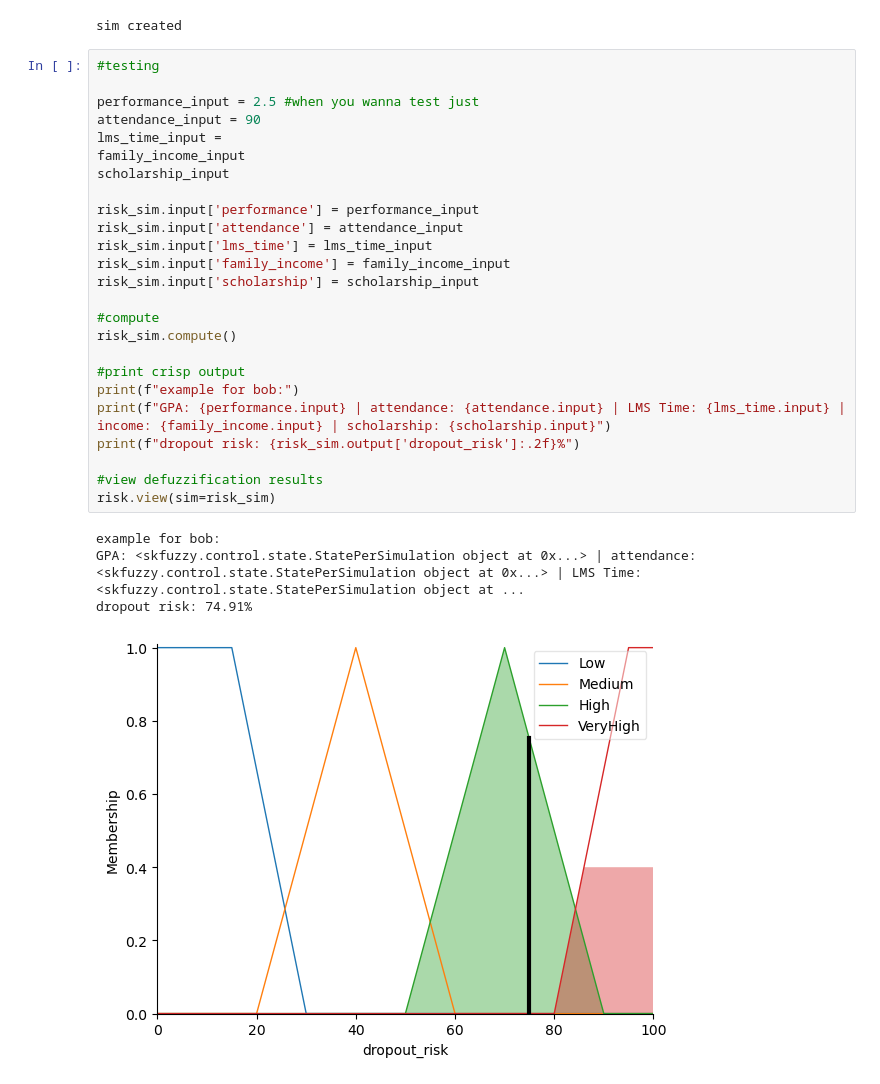
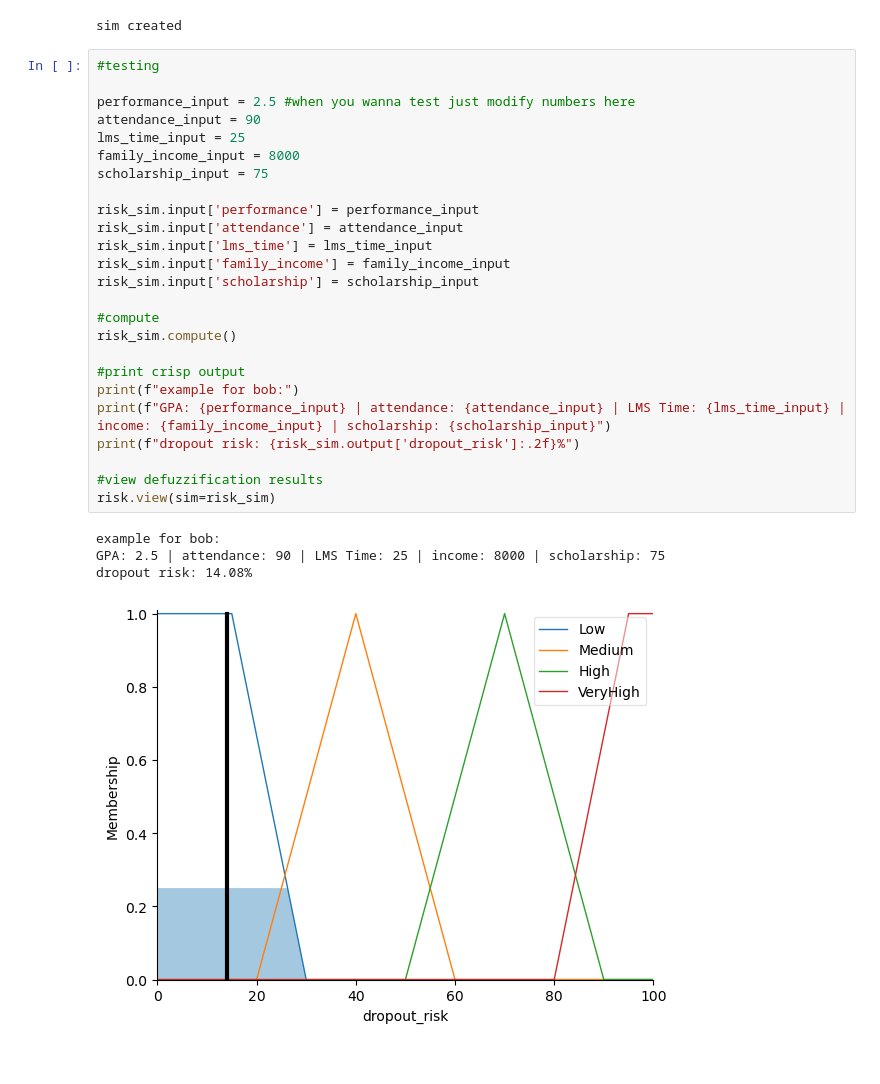
Before and after one commit to ShayneLim/Fuzzy_Inference_System_for_Dropout_Risk, a Jupyter notebook: FuzzyInferenceDropout.ipynb, the cells around one changed output. Cells and saved outputs as stored; diff of their text form.

Commit message:
forgot to save before commit just now

```diff
--- a/FuzzyInferenceDropout.ipynb
+++ b/FuzzyInferenceDropout.ipynb
@@ -106,30 +106,30 @@ sim created
 # %%
 #testing
 
-performance_input = 2.5 #when you wanna test just
+performance_input = 2.5 #when you wanna test just modify numbers here
 attendance_input = 90
-lms_time_input =
-family_income_input
-scholarship_input
+lms_time_input = 25
+family_income_input = 8000
+scholarship_input = 75
 
 risk_sim.input['performance'] = performance_input
 risk_sim.input['attendance'] = attendance_input
 risk_sim.input['lms_time'] = lms_time_input
 risk_sim.input['family_income'] = family_income_input
 risk_sim.input['scholarship'] = scholarship_input
 
 #compute
 risk_sim.compute()
 
 #print crisp output
 print(f"example for bob:")
-print(f"GPA: {performance.input} | attendance: {attendance.input} | LMS Time: {lms_time.input} | income: {family_income.input} | scholarship: {scholarship.input}")
+print(f"GPA: {performance_input} | attendance: {attendance_input} | LMS Time: {lms_time_input} | income: {family_income_input} | scholarship: {scholarship_input}")
 print(f"dropout risk: {risk_sim.output['dropout_risk']:.2f}%")
 
 #view defuzzification results
 risk.view(sim=risk_sim)
 # %% [output]
 example for bob:
-GPA: <skfuzzy.control.state.StatePerSimulation object at 0x...> | attendance: <skfuzzy.control.state.StatePerSimulation object at 0x...> | LMS Time: <skfuzzy.control.state.StatePerSimulation object at ...
-dropout risk: 74.91%
+GPA: 2.5 | attendance: 90 | LMS Time: 25 | income: 8000 | scholarship: 75
+dropout risk: 14.08%
-[figure, old version]
+[figure, new version]
```
